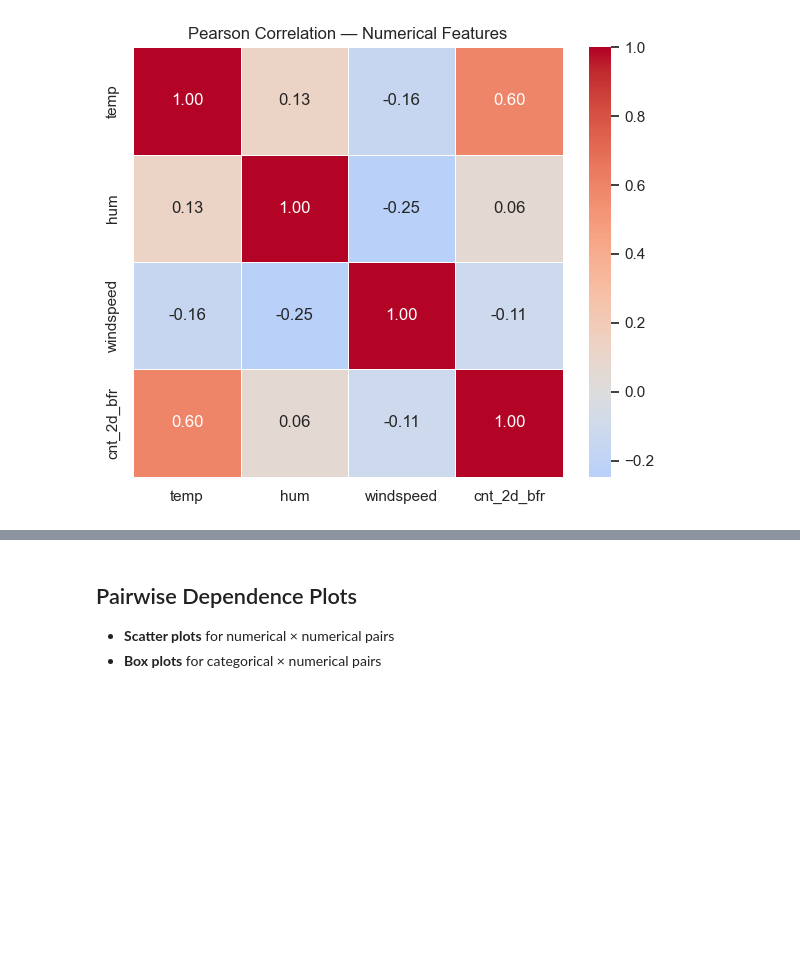
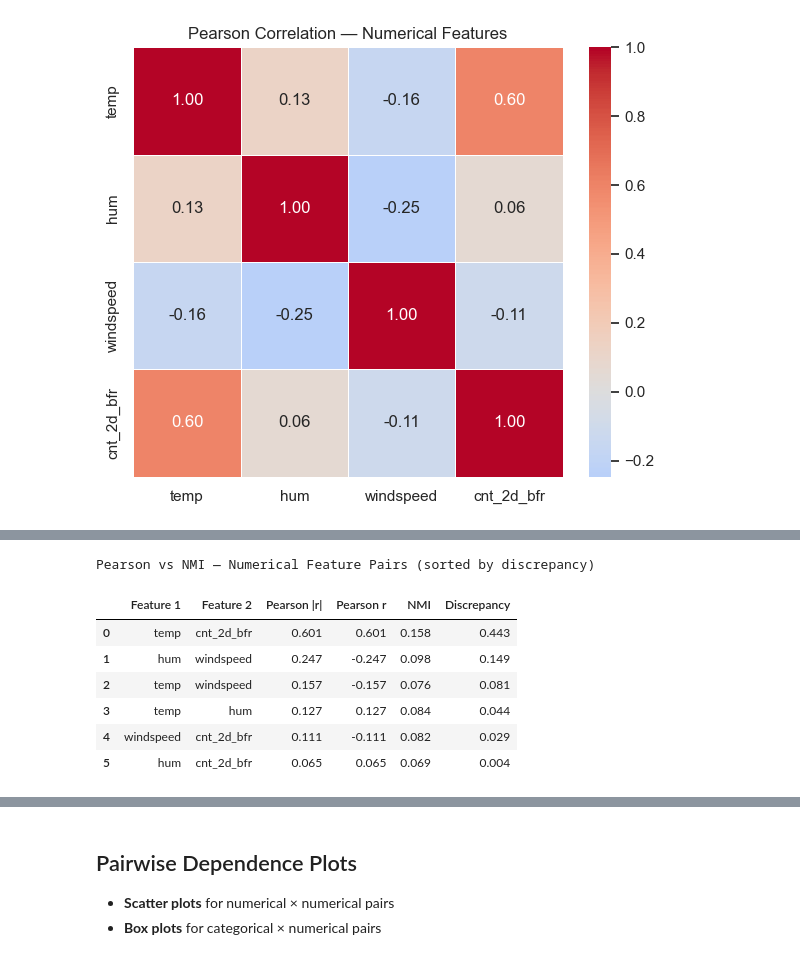
Before and after one commit to Alexander-Garcia/grad-school, a Jupyter notebook: interpret_ml/bike_sharing_regression.ipynb, the cells around one changed output, grey strips where cells are left out. Saved outputs shown, nothing was run; the diff lists cells and outputs as text; code cells hidden in the pictures; blank space fills up the shorter version.

```diff
--- a/interpret_ml/bike_sharing_regression.ipynb
+++ b/interpret_ml/bike_sharing_regression.ipynb
@@ -286,0 +371,31 @@ display(nmi_df)
+# %%
+# --- Side-by-side comparison table: Pearson vs NMI for numerical pairs ---
+num_cols = ["temp", "hum", "windspeed", "cnt_2d_bfr"]
+comparison_rows = []
+
+for i in range(len(num_cols)):
+    for j in range(i + 1, len(num_cols)):
+        v1, v2 = num_cols[i], num_cols[j]
+        pearson_val = pearson_corr.loc[v1, v2]
+        nmi_val = nmi_matrix.loc[v1, v2]
+        comparison_rows.append({
+            "Feature 1": v1,
+            "Feature 2": v2,
+            "Pearson |r|": round(abs(pearson_val), 3),
+            "Pearson r": round(pearson_val, 3),
+            "NMI": round(nmi_val, 3),
+            "Discrepancy": round(abs(abs(pearson_val) - nmi_val), 3),
+        })
+
+comparison_df = pd.DataFrame(comparison_rows).sort_values("Discrepancy", ascending=False)
+print("Pearson vs NMI — Numerical Feature Pairs (sorted by discrepancy)")
+display(comparison_df.reset_index(drop=True))
+# %% [output]
+Pearson vs NMI — Numerical Feature Pairs (sorted by discrepancy)
+|  | Feature 1 | Feature 2 | Pearson |r| | Pearson r | NMI | Discrepancy |
+| 0 | temp | cnt_2d_bfr | 0.601 | 0.601 | 0.158 | 0.443 |
+| 1 | hum | windspeed | 0.247 | -0.247 | 0.098 | 0.149 |
+| 2 | temp | windspeed | 0.157 | -0.157 | 0.076 | 0.081 |
+| 3 | temp | hum | 0.127 | 0.127 | 0.084 | 0.044 |
+| 4 | windspeed | cnt_2d_bfr | 0.111 | -0.111 | 0.082 | 0.029 |
+| 5 | hum | cnt_2d_bfr | 0.065 | 0.065 | 0.069 | 0.004 |
```
Also changed, not shown: parts of 9 cells of this notebook, 1 other file.
